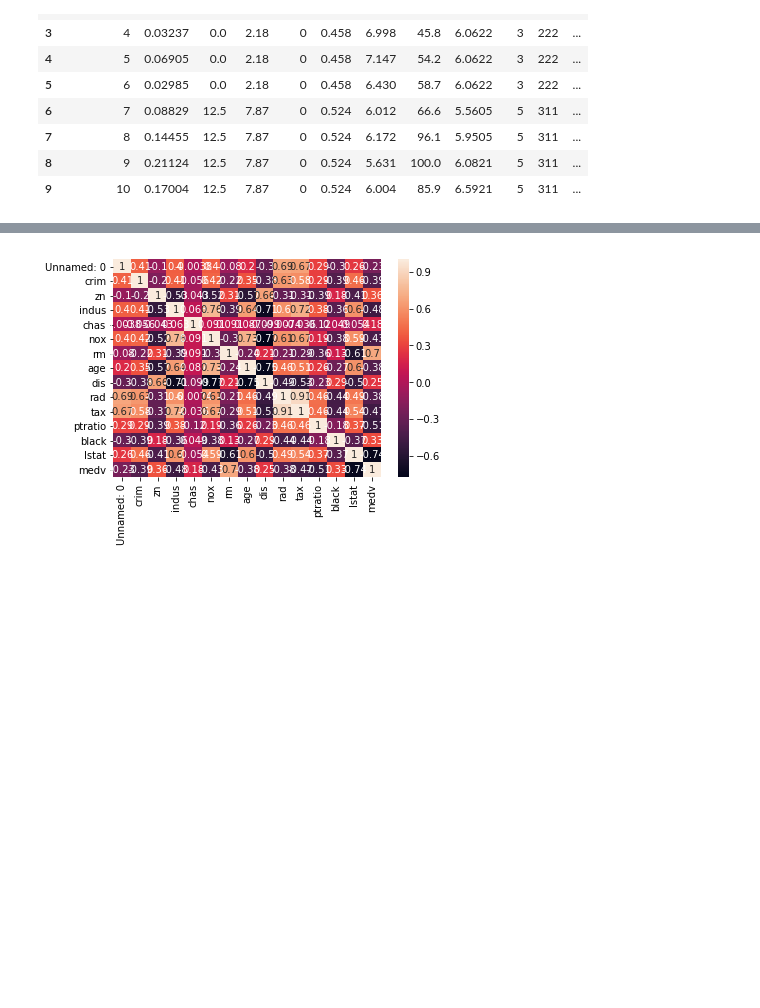
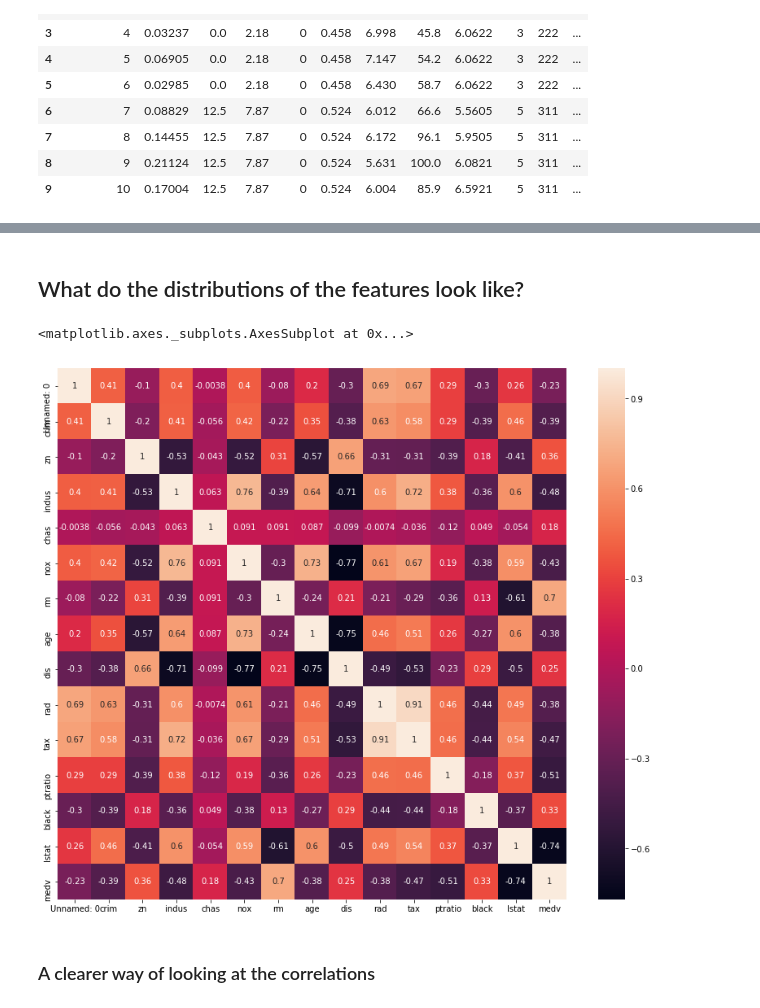
Before and after one commit to NadiaAlmutlak/DS-Mechanics, a Jupyter notebook: Homework 1- Boston Housing/Na2736_Homework1.ipynb, the cells around one changed output, grey strips where cells are left out. Saved outputs shown, nothing was run; the diff lists cells and outputs as text; code cells hidden in the pictures; blank space fills up the shorter version.

```diff
--- a/Homework 1- Boston Housing/Na2736_Homework1.ipynb
+++ b/Homework 1- Boston Housing/Na2736_Homework1.ipynb
@@ -20,0 +62,2 @@ df.head(10)
+# %% [markdown]
+## What do the distributions of the features look like?
@@ -21,6 +68,10 @@ df.head(10)
 # %%
 %matplotlib inline
-corr=df.corr()
-ax=sns.heatmap(corr,annot=True)
+corr=df.corr()# finding correlation between all the different variables
+fig, ax =plt.subplots(figsize=(14,12)) # sets the size for figure
+sns.heatmap(ax=ax, data=corr,annot=True)
 # %% [output]
+<matplotlib.axes._subplots.AxesSubplot at 0x...>
-[figure, old version]
+[figure, new version]
+# %% [markdown]
+### A clearer way of looking at the correlations
```
Also changed, not shown: parts of 37 cells of this notebook.
